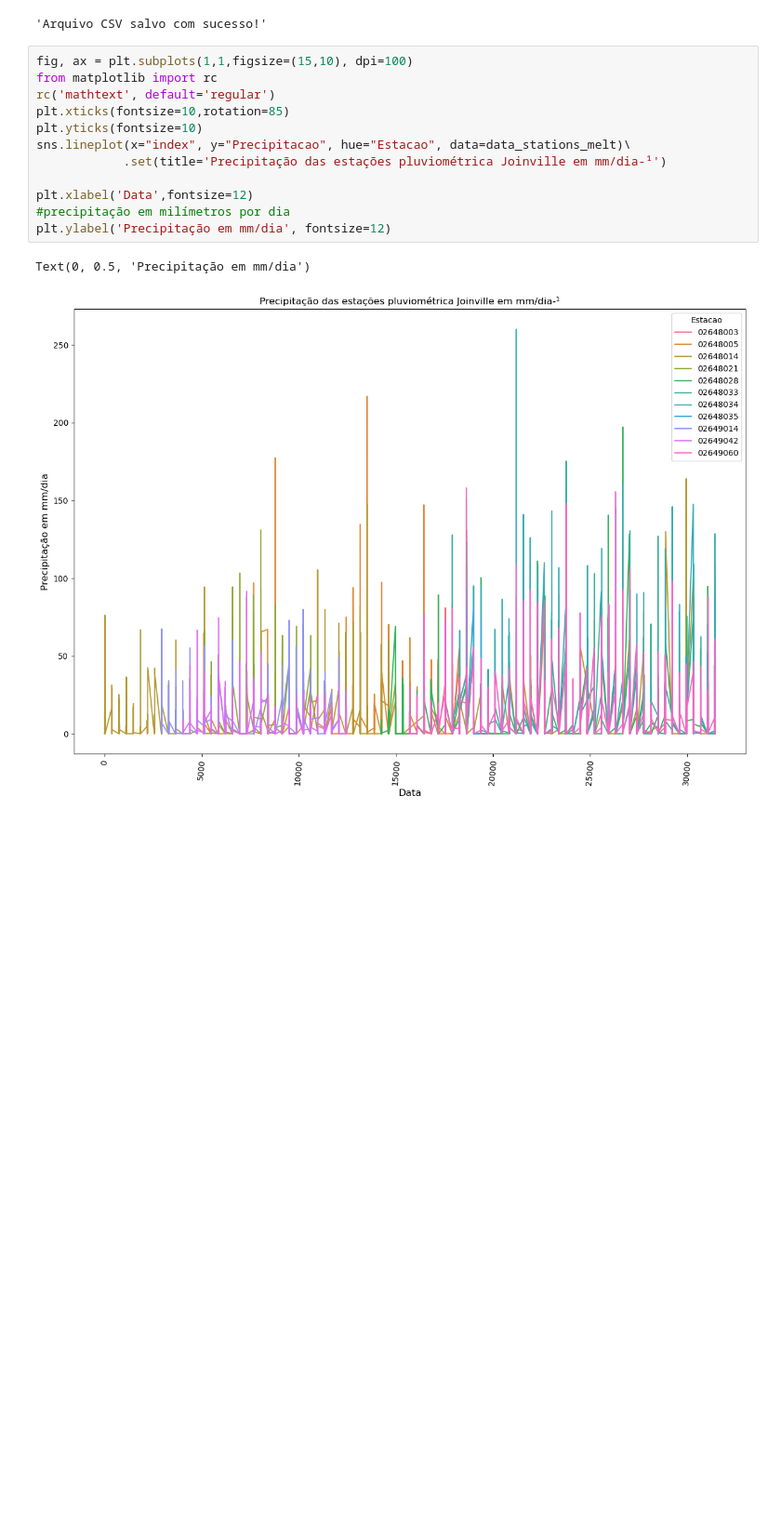
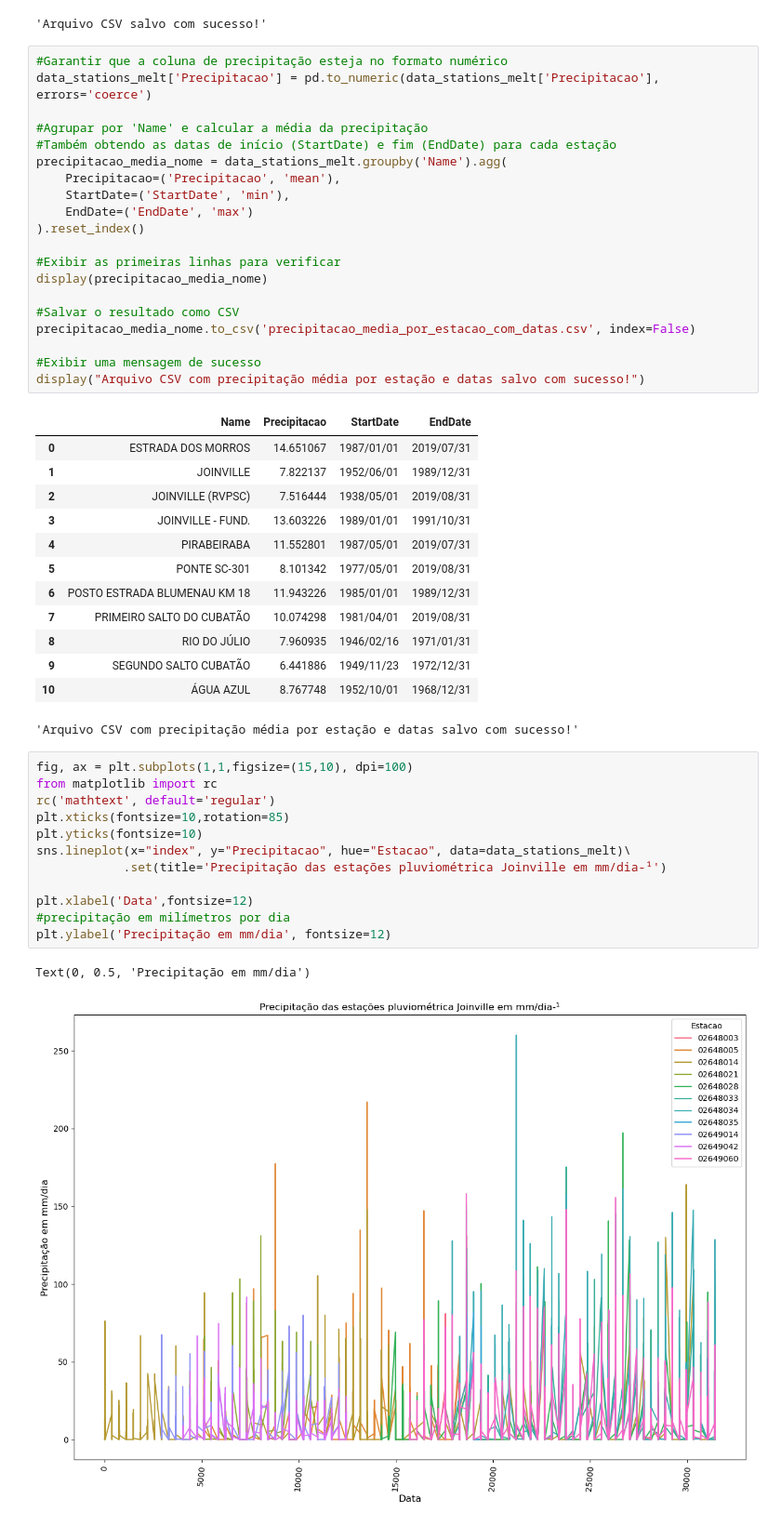
Before and after one commit to Akyzia/Precipitation_Sampling_Station, a Jupyter notebook: Arquivos/arquivo.ipynb, the cells around one changed output. Shown at 93% size. Saved outputs shown, nothing was run; the diff lists cells and outputs as text; blank space fills up the shorter version.

```diff
--- a/Arquivos/arquivo.ipynb
+++ b/Arquivos/arquivo.ipynb
@@ -169,6 +169,40 @@ display("Arquivo CSV salvo com sucesso!")
 | 3 | 3 | 02648003 | NaN | -26.3667 | -48.9833 | 1985/01/01 | 1989/12/31 | DNOS | POSTO ESTRADA BLUMENAU KM 18 |
 | 4 | 4 | 02648003 | NaN | -26.3667 | -48.9833 | 1985/01/01 | 1989/12/31 | DNOS | POSTO ESTRADA BLUMENAU KM 18 |
 'Arquivo CSV salvo com sucesso!'
+# %%
+#Garantir que a coluna de precipitação esteja no formato numérico
+data_stations_melt['Precipitacao'] = pd.to_numeric(data_stations_melt['Precipitacao'], errors='coerce')
+
+#Agrupar por 'Name' e calcular a média da precipitação
+#Também obtendo as datas de início (StartDate) e fim (EndDate) para cada estação
+precipitacao_media_nome = data_stations_melt.groupby('Name').agg(
+    Precipitacao=('Precipitacao', 'mean'),
+    StartDate=('StartDate', 'min'),
+    EndDate=('EndDate', 'max')
+).reset_index()
+
+#Exibir as primeiras linhas para verificar
+display(precipitacao_media_nome)
+
+#Salvar o resultado como CSV
+precipitacao_media_nome.to_csv('precipitacao_media_por_estacao_com_datas.csv', index=False)
+
+#Exibir uma mensagem de sucesso
+display("Arquivo CSV com precipitação média por estação e datas salvo com sucesso!")
+# %% [output]
+|  | Name | Precipitacao | StartDate | EndDate |
+| 0 | ESTRADA DOS MORROS | 14.651067 | 1987/01/01 | 2019/07/31 |
+| 1 | JOINVILLE | 7.822137 | 1952/06/01 | 1989/12/31 |
+| 2 | JOINVILLE (RVPSC) | 7.516444 | 1938/05/01 | 2019/08/31 |
+| 3 | JOINVILLE - FUND. | 13.603226 | 1989/01/01 | 1991/10/31 |
+| 4 | PIRABEIRABA | 11.552801 | 1987/05/01 | 2019/07/31 |
+| 5 | PONTE SC-301 | 8.101342 | 1977/05/01 | 2019/08/31 |
+| 6 | POSTO ESTRADA BLUMENAU KM 18 | 11.943226 | 1985/01/01 | 1989/12/31 |
+| 7 | PRIMEIRO SALTO DO CUBATÃO | 10.074298 | 1981/04/01 | 2019/08/31 |
+| 8 | RIO DO JÚLIO | 7.960935 | 1946/02/16 | 1971/01/31 |
+| 9 | SEGUNDO SALTO CUBATÃO | 6.441886 | 1949/11/23 | 1972/12/31 |
+| 10 | ÁGUA AZUL | 8.767748 | 1952/10/01 | 1968/12/31 |
+'Arquivo CSV com precipitação média por estação e datas salvo com sucesso!'
 # %%
 fig, ax = plt.subplots(1,1,figsize=(15,10), dpi=100)
 from matplotlib import rc
```
Also changed, not shown: 2 other files.
